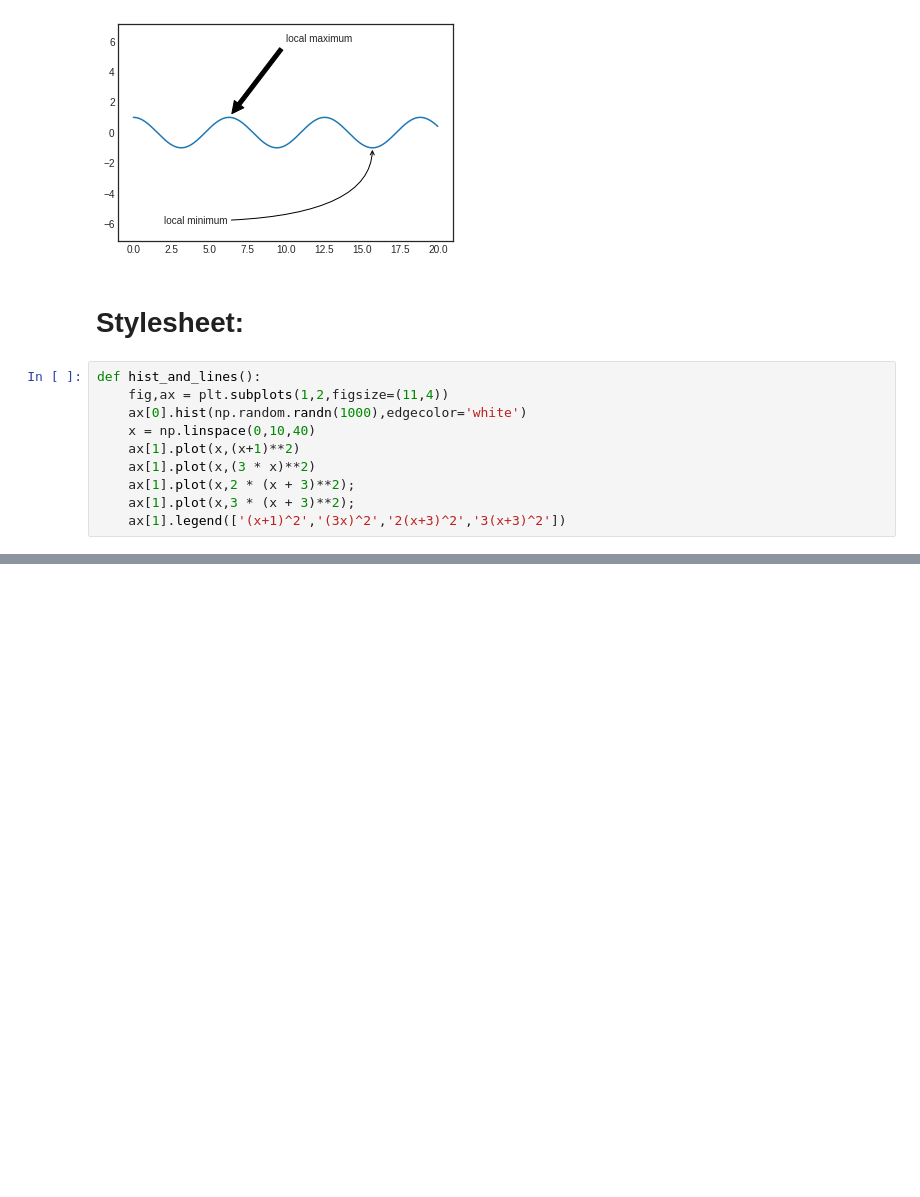
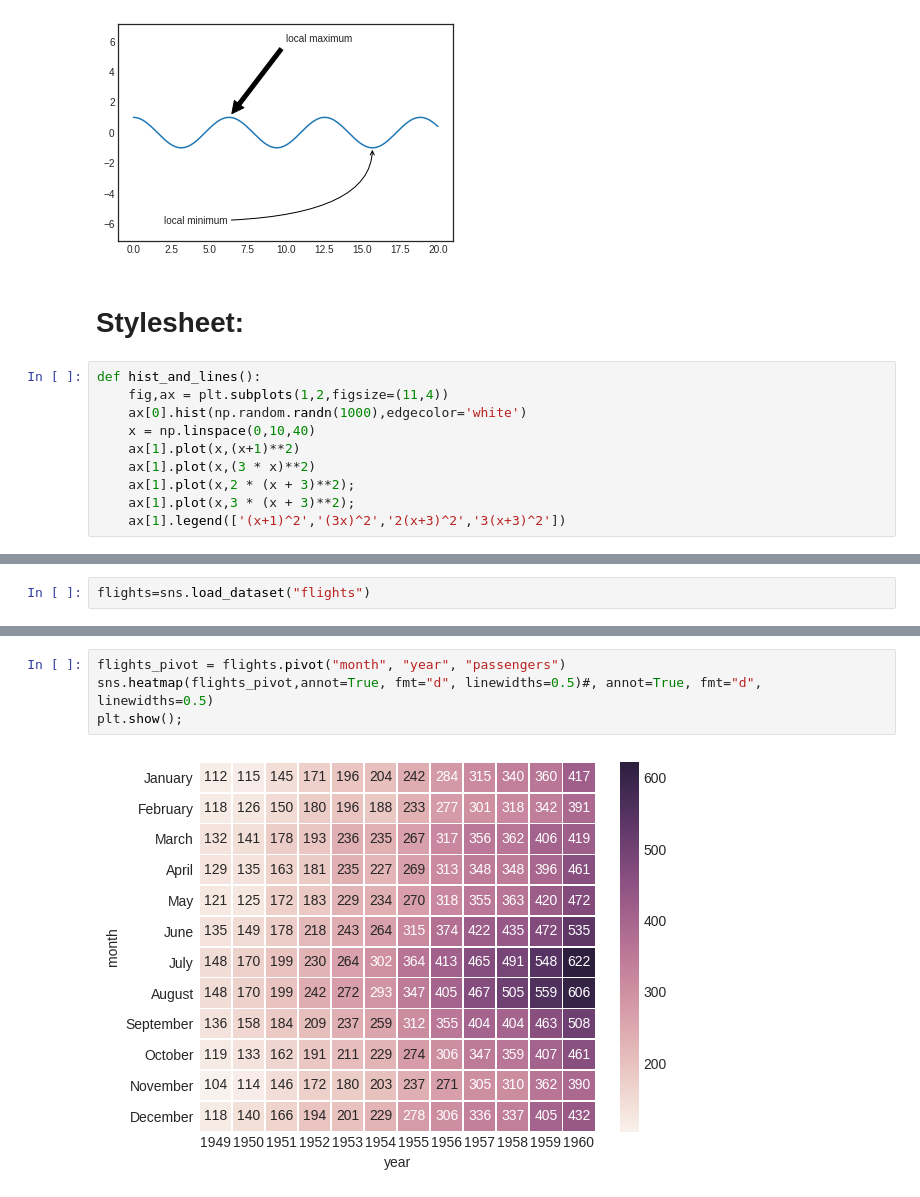
Before and after one commit to eholowko/bootcamp-jupyter-review, a Jupyter notebook: 5_matplotlib_syntax.ipynb, the cells around one changed output, grey strips where cells are left out. Cells and saved outputs as stored; diff of their text form; blank space fills up the shorter version.

```diff
--- a/5_matplotlib_syntax.ipynb
+++ b/5_matplotlib_syntax.ipynb
@@ -245,0 +256,2 @@ with plt.style.context('grayscale'):
+# %%
+flights=sns.load_dataset("flights")
@@ -245,0 +275,6 @@ with plt.style.context('grayscale'):
+# %%
+flights_pivot = flights.pivot("month", "year", "passengers")
+sns.heatmap(flights_pivot,annot=True, fmt="d", linewidths=0.5)#, annot=True, fmt="d", linewidths=0.5)
+plt.show();
+# %% [output]
+[figure, added]
```
Also changed, not shown: parts of 27 cells of this notebook.
